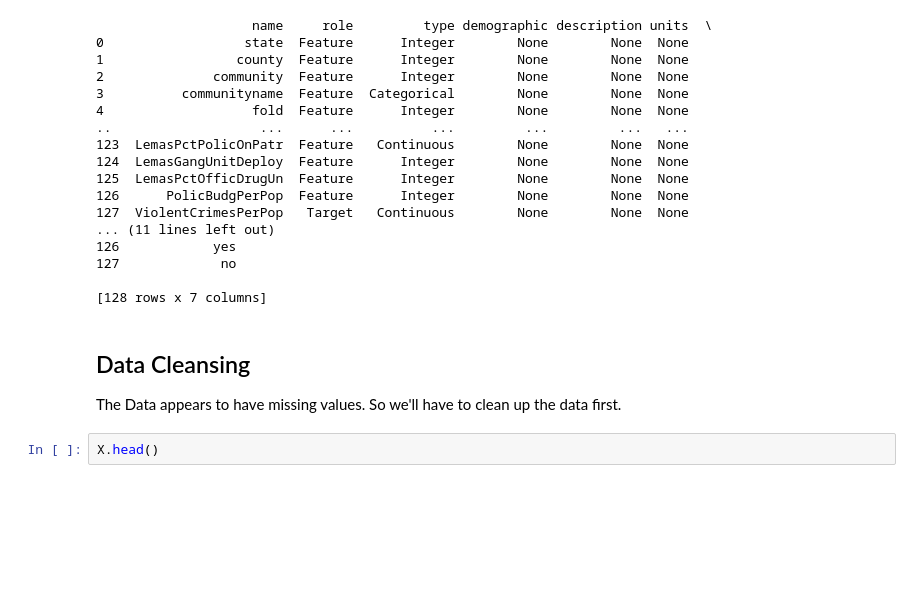
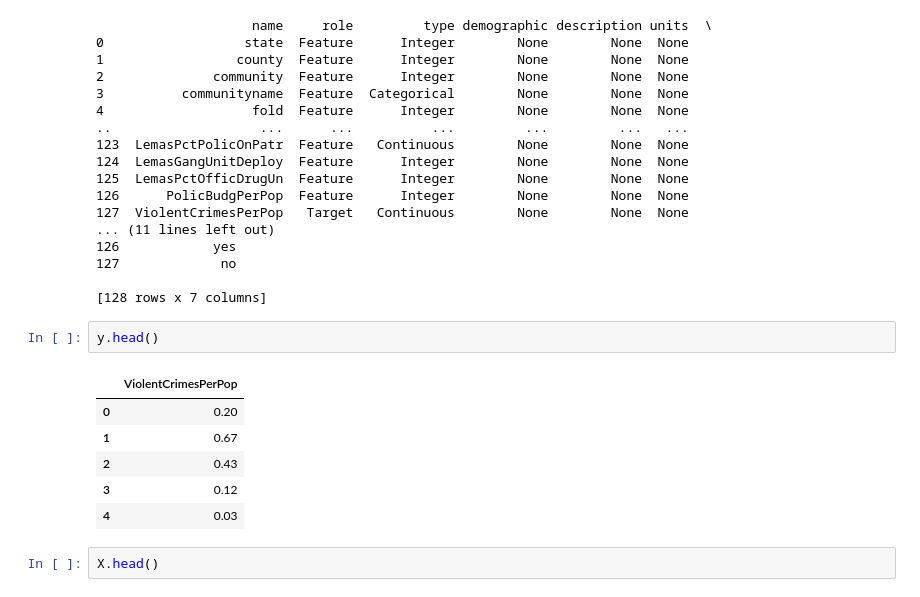
Before and after one commit to chikim79/linear_regression, a Jupyter notebook: final.ipynb, the cells around one changed output. Cells and saved outputs as stored; diff of their text form; blank space fills up the shorter version.

```diff
--- a/final.ipynb
+++ b/final.ipynb
@@ -71,9 +69,15 @@ print(communities_and_crime.variables)
 127             no
 
 [128 rows x 7 columns]
-# %% [markdown]
-## Data Cleansing
-The Data appears to have missing values.  So we'll have to clean up the data first.
+# %%
+y.head()
+# %% [output]
+|  | ViolentCrimesPerPop |
+| 0 | 0.20 |
+| 1 | 0.67 |
+| 2 | 0.43 |
+| 3 | 0.12 |
+| 4 | 0.03 |
 # %%
 X.head()
 # %% [output]
```
Also changed, not shown: parts of 18 cells of this notebook.
